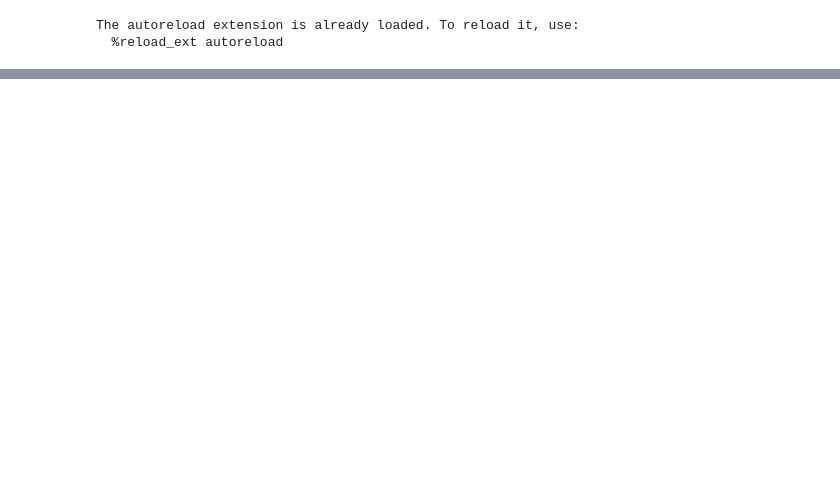
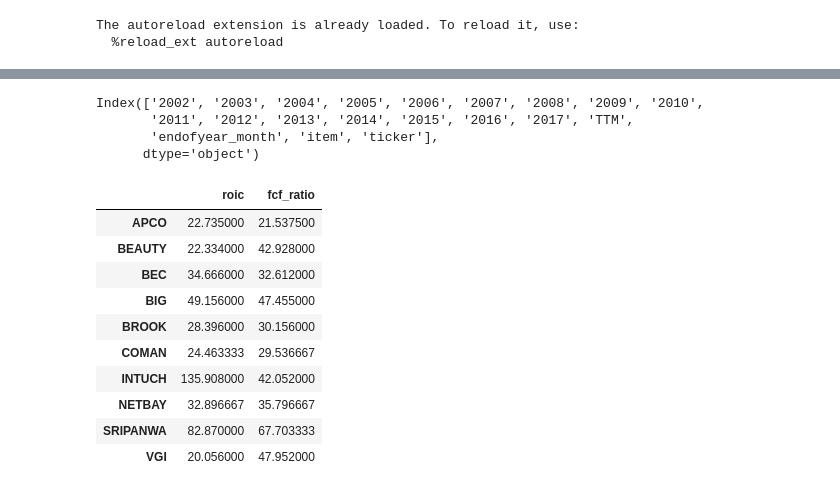
Before and after one commit to dsysbydx/project-potzy, a Jupyter notebook: notebook/load_data_from_morningstar.ipynb, the cells around one changed output, grey strips where cells are left out. Cells and saved outputs as stored; diff of their text form; code cells hidden in the pictures; blank space fills up the shorter version.

```diff
--- a/notebook/load_data_from_morningstar.ipynb
+++ b/notebook/load_data_from_morningstar.ipynb
@@ -69,0 +90,18 @@ df.to_csv(output_file)
+# %%
+df.columns
+# %% [output]
+Index(['2002', '2003', '2004', '2005', '2006', '2007', '2008', '2009', '2010',
+       '2011', '2012', '2013', '2014', '2015', '2016', '2017', 'TTM',
+       'endofyear_month', 'item', 'ticker'],
+      dtype='object')
+# %%
+roic='Return on Invested Capital %'
+year_cols=['2007', '2008', '2009', '2010','2011', '2012', '2013', '2014', '2015', '2016', '2017']
+
+df_roic=df[df.item==roic][['ticker']+year_cols].set_index('ticker').astype('float')[year_cols[-5:]].mean(axis=1).sort_values(ascending=False)
+
+fcf_ratio = 'Free Cash Flow/Sales %'
+df_fcf=df[df.item==fcf_ratio][['ticker']+year_cols].set_index('ticker').astype('float')[year_cols[-5:]].mean(axis=1).sort_values(ascending=False)
+# %%
+dff=pd.concat([df_fcf,df_roic],axis=1)
+dff.columns=['roic','fcf_ratio']
@@ -69,0 +110,14 @@ df.to_csv(output_file)
+# %%
+dff
+# %% [output]
+|  | roic | fcf_ratio |
+| APCO | 22.735000 | 21.537500 |
+| BEAUTY | 22.334000 | 42.928000 |
+| BEC | 34.666000 | 32.612000 |
+| BIG | 49.156000 | 47.455000 |
+| BROOK | 28.396000 | 30.156000 |
+| COMAN | 24.463333 | 29.536667 |
+| INTUCH | 135.908000 | 42.052000 |
+| NETBAY | 32.896667 | 35.796667 |
+| SRIPANWA | 82.870000 | 67.703333 |
+| VGI | 20.056000 | 47.952000 |
```
Also changed, not shown: parts of 5 cells of this notebook, 4 other files.
